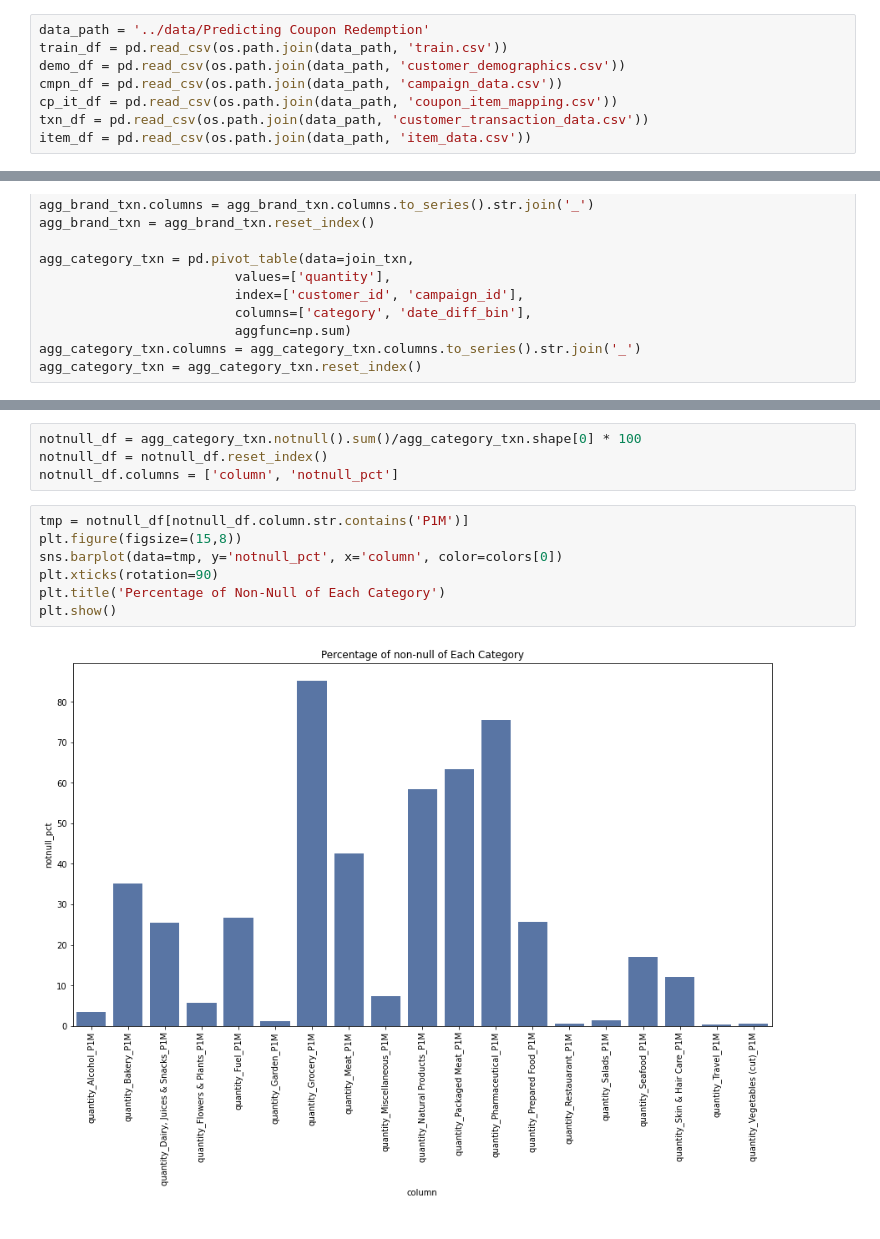
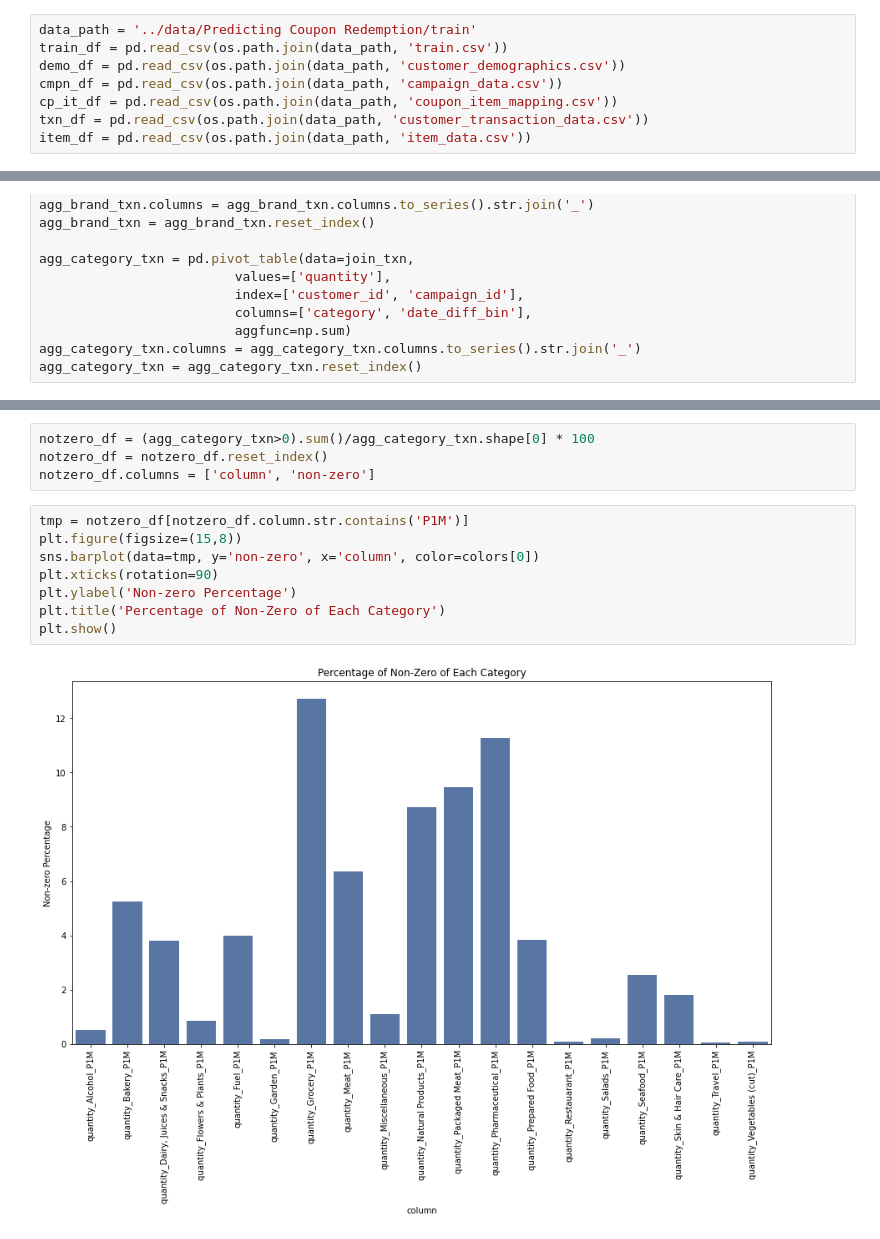
Before and after one commit to sukhumarna/marketing_rl, a Jupyter notebook: notebooks/coupon_redemption_eda.ipynb, the cells around one changed output, grey strips where cells are left out. Cells and saved outputs as stored; diff of their text form.

Commit message:
add updated notebook and data

```diff
--- a/notebooks/coupon_redemption_eda.ipynb
+++ b/notebooks/coupon_redemption_eda.ipynb
@@ -11,7 +11,7 @@ import os
 # Exploratory Data Analysis
 ## Load Data
 # %%
-data_path = '../data/Predicting Coupon Redemption'
+data_path = '../data/Predicting Coupon Redemption/train'
 train_df = pd.read_csv(os.path.join(data_path, 'train.csv'))
 demo_df = pd.read_csv(os.path.join(data_path, 'customer_demographics.csv'))
 cmpn_df = pd.read_csv(os.path.join(data_path, 'campaign_data.csv'))
@@ -401,13 +421,14 @@ agg_category_txn = agg_category_txn.reset_index()
 # %%
-notnull_df = agg_category_txn.notnull().sum()/agg_category_txn.shape[0] * 100
-notnull_df = notnull_df.reset_index()
-notnull_df.columns = ['column', 'notnull_pct']
+notzero_df = (agg_category_txn>0).sum()/agg_category_txn.shape[0] * 100
+notzero_df = notzero_df.reset_index()
+notzero_df.columns = ['column', 'non-zero']
 # %%
-tmp = notnull_df[notnull_df.column.str.contains('P1M')]
+tmp = notzero_df[notzero_df.column.str.contains('P1M')]
 plt.figure(figsize=(15,8))
-sns.barplot(data=tmp, y='notnull_pct', x='column', color=colors[0])
+sns.barplot(data=tmp, y='non-zero', x='column', color=colors[0])
 plt.xticks(rotation=90)
-plt.title('Percentage of Non-Null of Each Category')
+plt.ylabel('Non-zero Percentage')
+plt.title('Percentage of Non-Zero of Each Category')
 plt.show()
 # %% [output]
-[figure, old version]
+[figure, new version]
```
Also changed, not shown: parts of 19 cells of this notebook, 12 other files.
